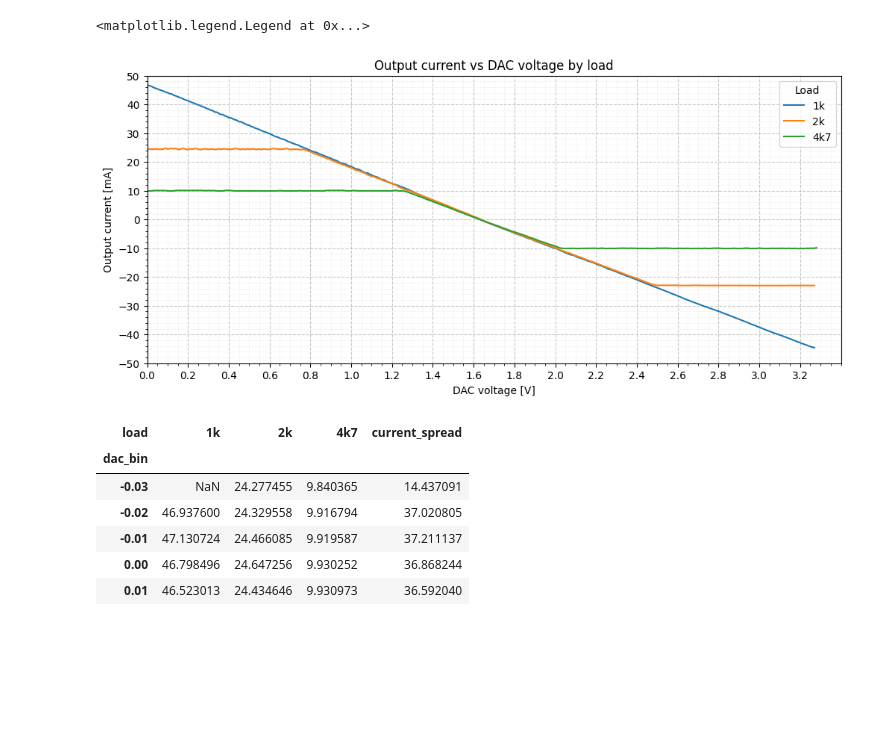
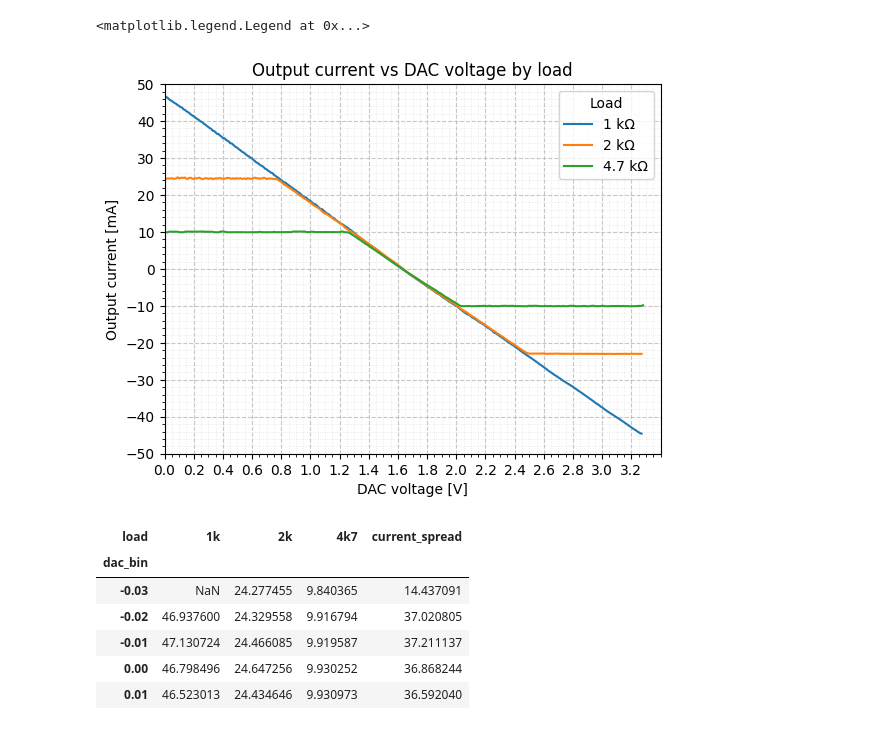
Before and after one commit to import-tiago/FEI, a Jupyter notebook: MSc/PEL309/Analysis/PEL309.ipynb, the cells around one changed output. Drawn from its saved outputs; the diff is of its cells as text; code cells hidden in the pictures; blank space fills up the shorter version.

```diff
--- a/MSc/PEL309/Analysis/PEL309.ipynb
+++ b/MSc/PEL309/Analysis/PEL309.ipynb
@@ -121,33 +74,22 @@ load_1k_cmp = load_1k.copy()
 load_2k_cmp = load_2k.copy()
 load_4k7_cmp = load_4k7.copy()
 
-load_1k_cmp["load"] = "1k"
-load_2k_cmp["load"] = "2k"
-load_4k7_cmp["load"] = "4k7"
+load_1k_cmp["load"] = "1 kΩ"
+load_2k_cmp["load"] = "2 kΩ"
+load_4k7_cmp["load"] = "4.7 kΩ"
 
-all_data = pd.concat(
-    [load_1k_cmp, load_2k_cmp, load_4k7_cmp],
-    ignore_index=True
-)
+all_data = pd.concat([load_1k_cmp, load_2k_cmp, load_4k7_cmp], ignore_index=True)
 
-#all_data["dac_bin"] = ( (all_data["dac"] / dac_step).round() * dac_step)
-all_data["dac_bin"] = ( np.floor(all_data["dac"] / dac_step) * dac_step
-)
+# all_data["dac_bin"] = ( (all_data["dac"] / dac_step).round() * dac_step)
+all_data["dac_bin"] = np.floor(all_data["dac"] / dac_step) * dac_step
 
-comparison = all_data.pivot_table(
-    index="dac_bin",
-    columns="load",
-    values="current",
-    aggfunc="mean"
-)
+comparison = all_data.pivot_table(index="dac_bin", columns="load", values="current", aggfunc="mean")
 
 # =========================================================
 # Plot
 # =========================================================
 
-ax = comparison.plot(
-    figsize=(12, 5)
-)
+ax = comparison.plot()
 
 # =========================================================
 # X axis
@@ -155,63 +97,45 @@ ax = comparison.plot(
 
 ax.set_xlim(0, 3.4)
 
-ax.set_xticks(
-    np.arange(0, 3.4, 0.2)
-)
+ax.set_xticks(np.arange(0, 3.4, 0.2))
 
 # =========================================================
 # Y axis
 # =========================================================
 
 ax.set_ylim(-50, 50)
 
-ax.set_yticks(
-    range(-50, 51, 10)
-)
+ax.set_yticks(range(-50, 51, 10))
 
 # =========================================================
 # Grid
 # =========================================================
 
-ax.grid(
-    True,
-    which="major",
-    linestyle="--",
-    alpha=0.7
-)
+ax.grid(True, which="major", linestyle="--", alpha=0.7)
 
 # Optional minor grid
 ax.minorticks_on()
 
-ax.grid(
-    which="minor",
-    linestyle=":",
-    linewidth=0.5,
-    alpha=0.4
-)
+ax.grid(which="minor", linestyle=":", linewidth=0.5, alpha=0.4)
 
 # =========================================================
 # Labels and title
 # =========================================================
 
 ax.set_xlabel("DAC voltage [V]")
 
 ax.set_ylabel("Output current [mA]")
 
-ax.set_title(
-    "Output current vs DAC voltage by load"
-)
+ax.set_title("Output current vs DAC voltage by load")
 
 # =========================================================
 # Legend
 # =========================================================
 
-ax.legend(
-    title="Load"
-)
+ax.legend(title="Load")
 # %% [output]
 <matplotlib.legend.Legend at 0x...>
-[figure, old version]
+[figure, new version]
 # %%
 comparison["max_current"] = comparison[["1k", "2k", "4k7"]].max(axis=1)
 comparison["min_current"] = comparison[["1k", "2k", "4k7"]].min(axis=1)
```
Also changed, not shown: parts of 6 cells of this notebook.
